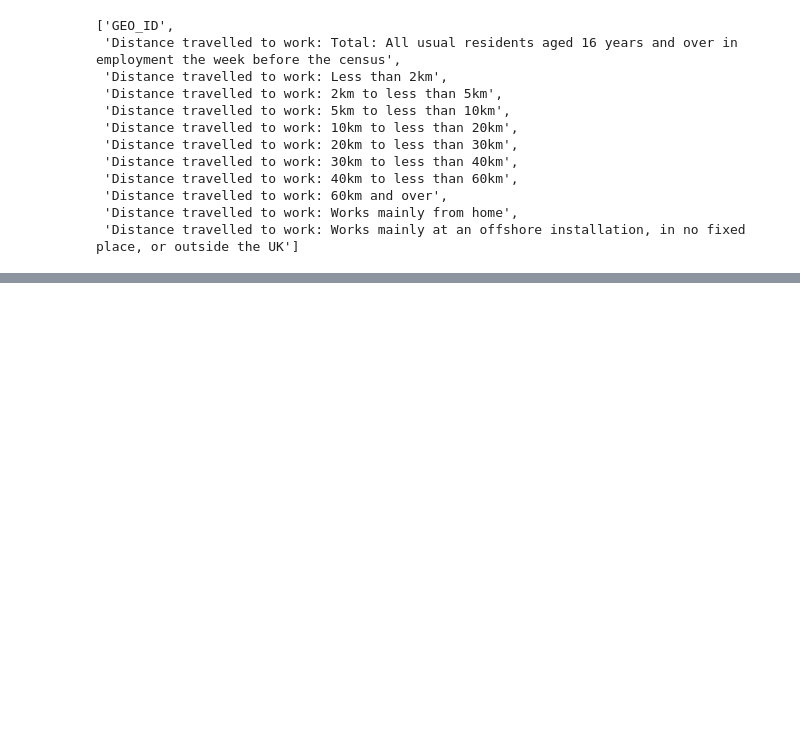
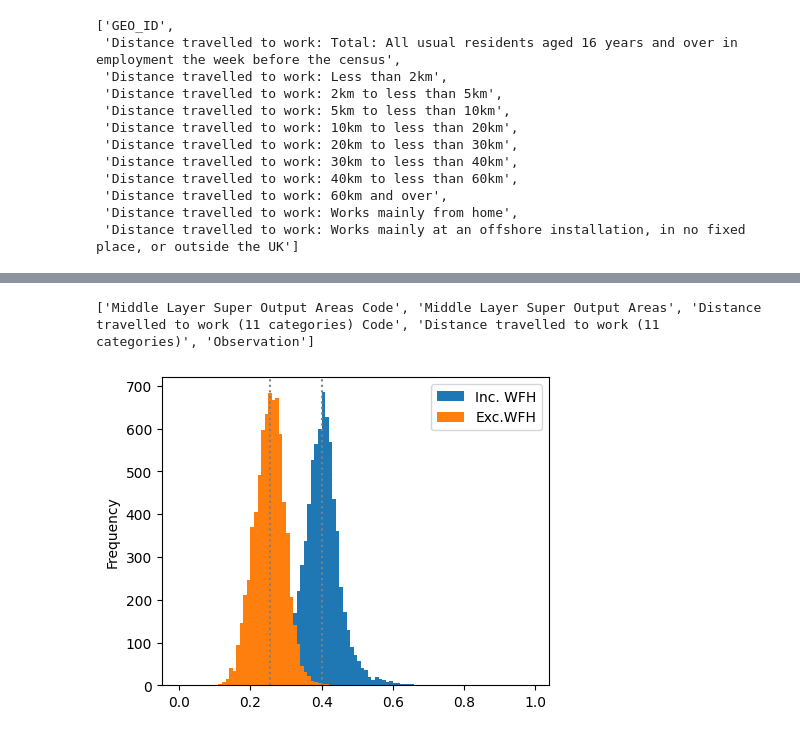
Before and after one commit to Urban-Analytics-Technology-Platform/acbm, a Jupyter notebook: notebooks/nts_and_census_eda.ipynb, the cells around one changed output, grey strips where cells are left out. Drawn from its saved outputs; the diff is of its cells as text; code cells hidden in the pictures; blank space fills up the shorter version.

```diff
--- a/notebooks/nts_and_census_eda.ipynb
+++ b/notebooks/nts_and_census_eda.ipynb
@@ -496,3 +496,63 @@ from IPython.display import display
 display(plot)
 # %% [output]
 [interactive output not drawn]
+# %%
+import matplotlib.pyplot as plt
+import numpy as np
+import polars as pl
+
+# https://statistics.ukdataservice.ac.uk/dataset/england-and-wales-census-2021-ts058-distance-travelled-to-work
+# df = pl.read_excel("data/external/TS058-Distance-Travelled-To-Work-2021-ltla-ONS.xlsx")
+df = pl.read_excel("data/external/TS058-Distance-Travelled-To-Work-2021-msoa-ONS.xlsx")
+print(df.columns)
+fig, ax = plt.subplots(1, 1, figsize=(5, 4), squeeze=True)
+
+for label, values in [
+    (
+        "Inc. WFH",
+        [
+            "Works mainly at an offshore installation, in no fixed place, or outside the UK",
+            "Does not apply",
+        ],
+    ),
+    (
+        "Exc.WFH",
+        [
+            "Works mainly at an offshore installation, in no fixed place, or outside the UK",
+            "Does not apply",
+            "Works mainly from home",
+        ],
+    ),
+]:
+    # area_col = "Lower Tier Local Authorities"
+    area_col = "Middle Layer Super Output Areas"
+    fraction_travel = (
+        df.join(
+            df.group_by([area_col]).agg(pl.col("Observation").sum().alias("sum")),
+            on=[area_col],
+            how="left",
+            coalesce=True,
+        )
+        .select(
+            [
+                pl.col(area_col),
+                pl.col("Distance travelled to work (11 categories)"),
+                pl.col("Observation"),
+                (pl.col("Observation") / pl.col("sum")).alias("frac"),
+            ]
+        )
+        .filter(~pl.col("Distance travelled to work (11 categories)").is_in(values))
+        .group_by(area_col)
+        .agg(pl.col("frac").sum())
+    )
+    fraction_travel.get_column("frac").alias(label).to_pandas().plot(
+        kind="hist", bins=np.arange(0, 1, 0.01), ax=ax
+    )
+    ax.axvline(
+        fraction_travel.select("frac").median().to_numpy()[0, 0], c="grey", ls=":"
+    )
+plt.legend()
+plt.show()
+# %% [output]
+['Middle Layer Super Output Areas Code', 'Middle Layer Super Output Areas', 'Distance travelled to work (11 categories) Code', 'Distance travelled to work (11 categories)', 'Observation']
+[figure, added]
```
Also changed, not shown: parts of 5 cells of this notebook, 1 other file.
